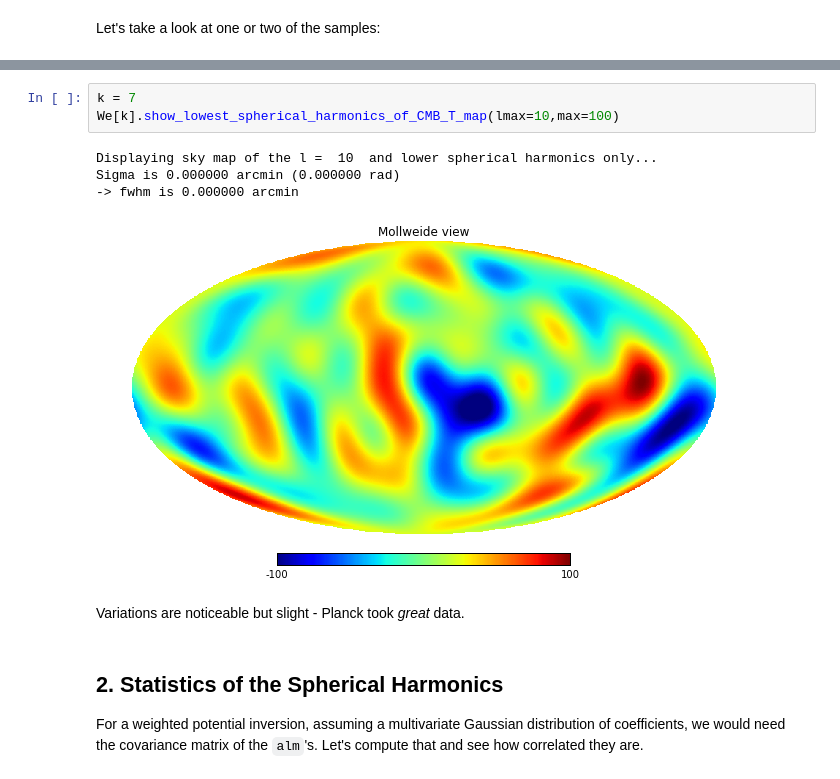
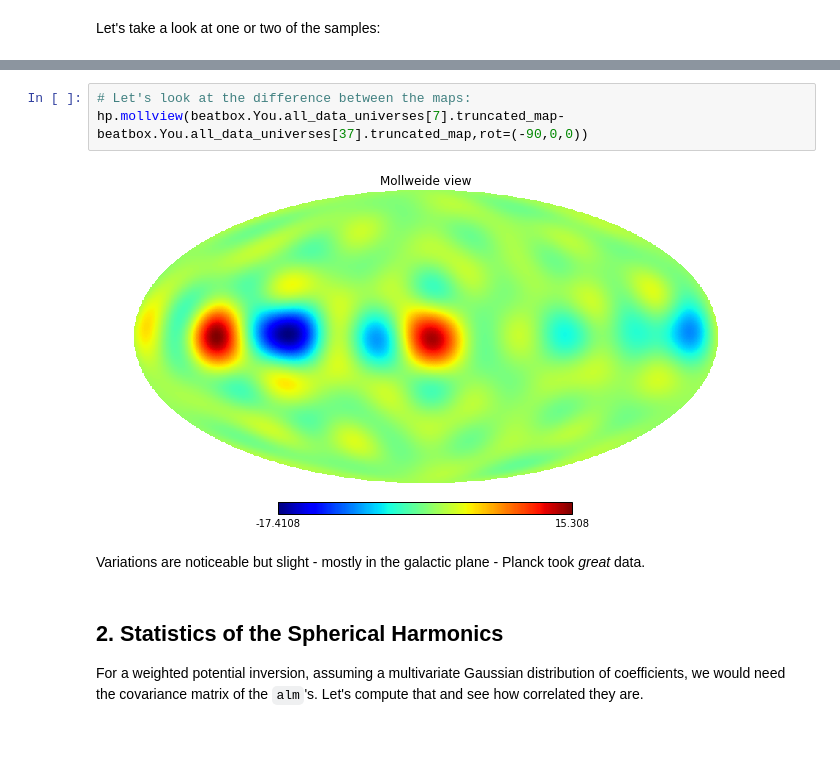
Before and after one commit to LaurencePeanuts/Music, a Jupyter notebook: Demos/PlanckSamples_Demo.ipynb, the cells around one changed output, grey strips where cells are left out. Saved outputs shown, nothing was run; the diff lists cells and outputs as text; blank space fills up the shorter version.

```diff
--- a/Demos/PlanckSamples_Demo.ipynb
+++ b/Demos/PlanckSamples_Demo.ipynb
@@ -88,13 +50,10 @@ Sigma is 0.000000 arcmin (0.000000 rad)
-# %%
-k = 7
-We[k].show_lowest_spherical_harmonics_of_CMB_T_map(lmax=10,max=100)
-# %% [output]
-Displaying sky map of the l =  10  and lower spherical harmonics only...
-Sigma is 0.000000 arcmin (0.000000 rad)
--> fwhm is 0.000000 arcmin
-[figure, removed]
+# %%
+# Let's look at the difference between the maps:
+hp.mollview(beatbox.You.all_data_universes[7].truncated_map-beatbox.You.all_data_universes[37].truncated_map,rot=(-90,0,0))
+# %% [output]
+[figure, added]
 # %% [markdown]
-Variations are noticeable but slight - Planck took *great* data.
+Variations are noticeable but slight - mostly in the galactic plane - Planck took *great* data.
 # %% [markdown]
 ## 2. Statistics of the Spherical Harmonics
 
```
Also changed, not shown: parts of 65 cells of this notebook, 6 other files.
